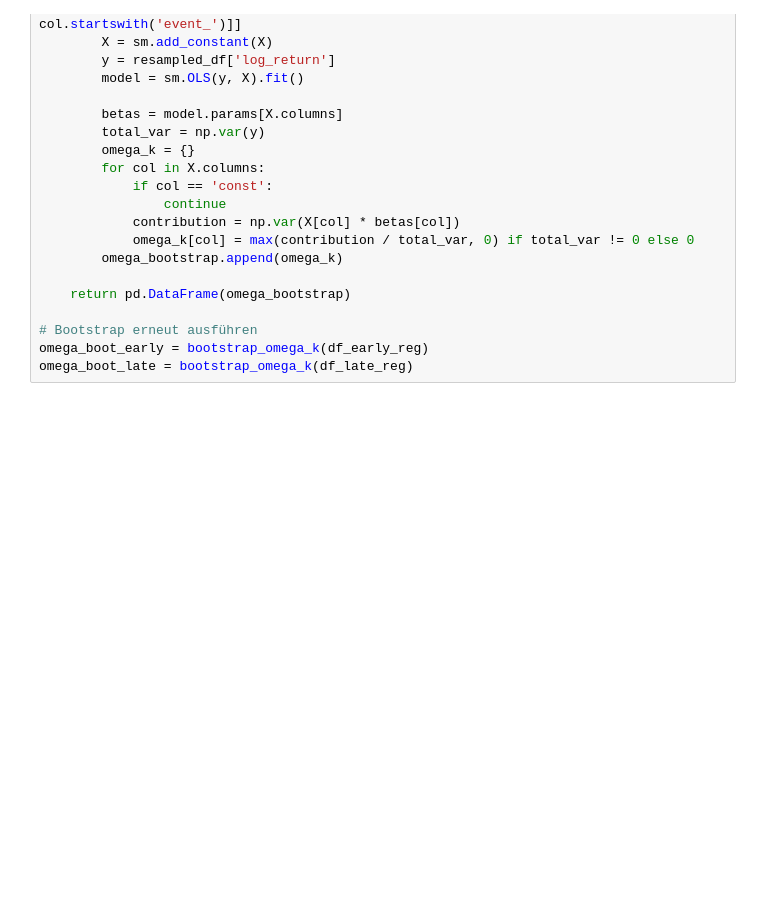
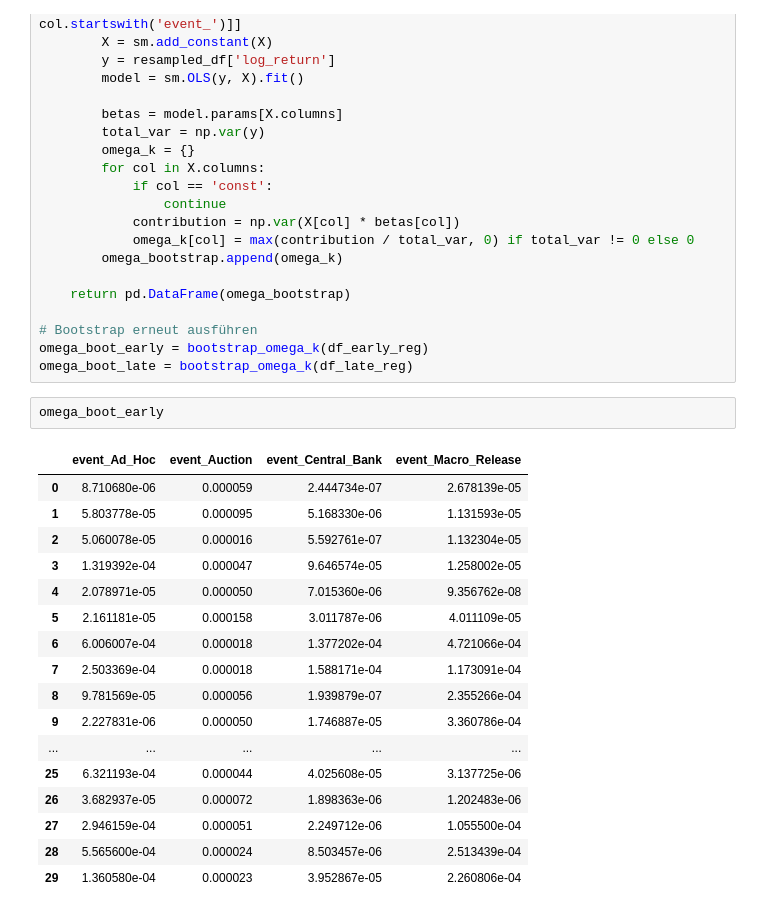
Before and after one commit to levmilarl/Financial_DS_focus_sessions, a Jupyter notebook: ÜB 5/PS_5_v6.ipynb, the cells around one changed output. Drawn from its saved outputs; the diff is of its cells as text; blank space fills up the shorter version.

```diff
--- a/ÜB 5/PS_5_v6.ipynb
+++ b/ÜB 5/PS_5_v6.ipynb
@@ -169,6 +169,26 @@ def bootstrap_omega_k(price_df, n_bootstrap=30, block_size=26):
 # Bootstrap erneut ausführen
 omega_boot_early = bootstrap_omega_k(df_early_reg)
 omega_boot_late = bootstrap_omega_k(df_late_reg)
+# %%
+omega_boot_early
+# %% [output]
+|  | event_Ad_Hoc | event_Auction | event_Central_Bank | event_Macro_Release |
+| 0 | 8.710680e-06 | 0.000059 | 2.444734e-07 | 2.678139e-05 |
+| 1 | 5.803778e-05 | 0.000095 | 5.168330e-06 | 1.131593e-05 |
+| 2 | 5.060078e-05 | 0.000016 | 5.592761e-07 | 1.132304e-05 |
+| 3 | 1.319392e-04 | 0.000047 | 9.646574e-05 | 1.258002e-05 |
+| 4 | 2.078971e-05 | 0.000050 | 7.015360e-06 | 9.356762e-08 |
+| 5 | 2.161181e-05 | 0.000158 | 3.011787e-06 | 4.011109e-05 |
+| 6 | 6.006007e-04 | 0.000018 | 1.377202e-04 | 4.721066e-04 |
+| 7 | 2.503369e-04 | 0.000018 | 1.588171e-04 | 1.173091e-04 |
+| 8 | 9.781569e-05 | 0.000056 | 1.939879e-07 | 2.355266e-04 |
+| 9 | 2.227831e-06 | 0.000050 | 1.746887e-05 | 3.360786e-04 |
+| ... | ... | ... | ... | ... |
+| 25 | 6.321193e-04 | 0.000044 | 4.025608e-05 | 3.137725e-06 |
+| 26 | 3.682937e-05 | 0.000072 | 1.898363e-06 | 1.202483e-06 |
+| 27 | 2.946159e-04 | 0.000051 | 2.249712e-06 | 1.055500e-04 |
+| 28 | 5.565600e-04 | 0.000024 | 8.503457e-06 | 2.513439e-04 |
+| 29 | 1.360580e-04 | 0.000023 | 3.952867e-05 | 2.260806e-04 |
 # %%
 # Zusammenfassung berechnen inkl. Konfidenzintervall
 def summarize_bootstrap(df_boot):
```
Also changed, not shown: parts of 2 cells of this notebook, 2 other files.
